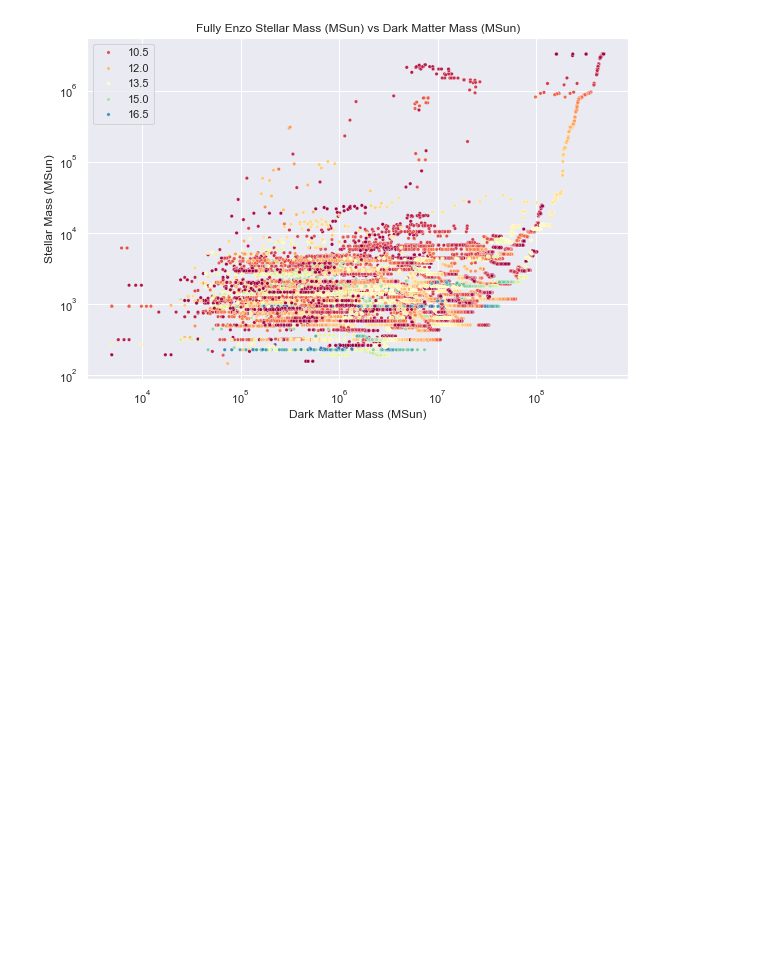
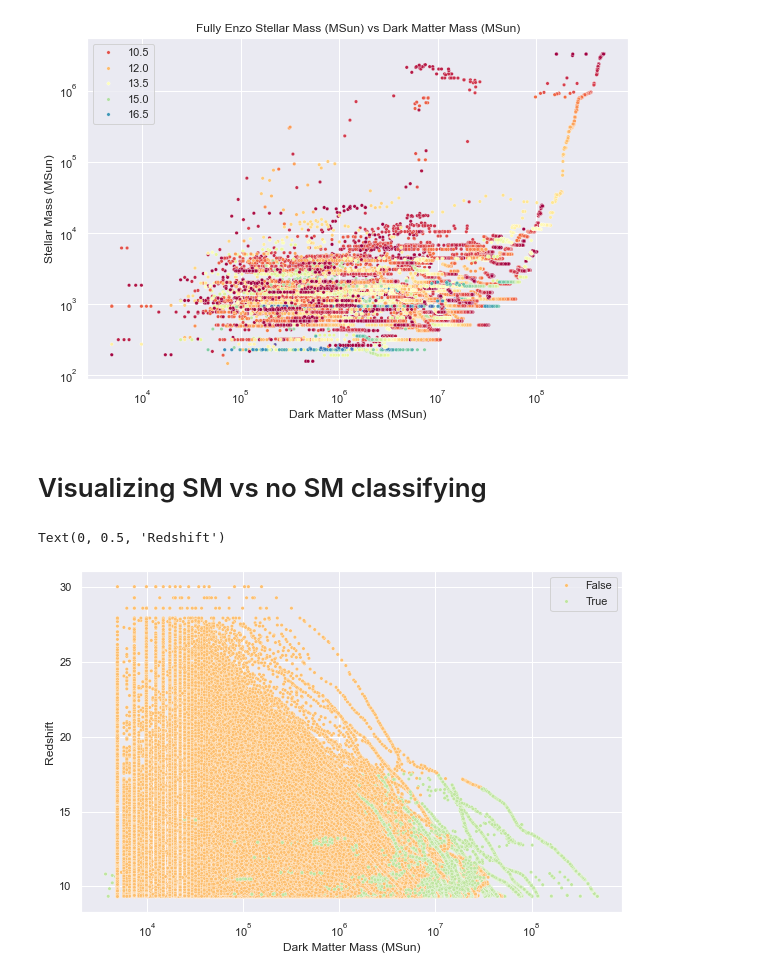
Before and after one commit to vhorvath2010/baryonic-from-dmmt, a Jupyter notebook: visualize_graphs.ipynb, the cells around one changed output. Cells and saved outputs as stored; diff of their text form; code cells hidden in the pictures; blank space fills up the shorter version.

```diff
--- a/visualize_graphs.ipynb
+++ b/visualize_graphs.ipynb
@@ -2,4 +2,5 @@
 import seaborn
 import torch
 # %%
-graphs = torch.load("datasets/SG256_From_Enzo_Cleaned_SM_Only.pt")
+graphs = torch.load("datasets/unpruned/SG256_SM_Only_Test.pt")
+print(len(graphs))
@@ -32,3 +35,26 @@ ax.set_ylabel('Stellar Mass (MSun)')
 # %% [output]
 Text(0, 0.5, 'Stellar Mass (MSun)')
 [figure]
+# %% [markdown]
+# Visualizing SM vs no SM classifying
+# %%
+full_graphs = torch.load('datasets/SG256_Full_Graphs_From_Enzo.pt')
+
+dark_matter_masses = []
+stellar_masses = []
+redshifts = []
+for graph in full_graphs:
+  for x in graph.x:
+    dark_matter_masses.append(x[0].item())
+    redshifts.append(x[1].item())
+  for y in graph.y > 0:
+    stellar_masses.append(y.item())
+# %%
+seaborn.set(rc={'figure.figsize':(9.7,6.27)})
+ax = seaborn.scatterplot(x=dark_matter_masses, y=redshifts, hue=stellar_masses, palette='Spectral',s=12)
+ax.set_xscale('log')
+ax.set_xlabel('Dark Matter Mass (MSun)')
+ax.set_ylabel('Redshift')
+# %% [output]
+Text(0, 0.5, 'Redshift')
+[figure, added]
```
Also changed, not shown: parts of 1 cell of this notebook, 10 other files.
